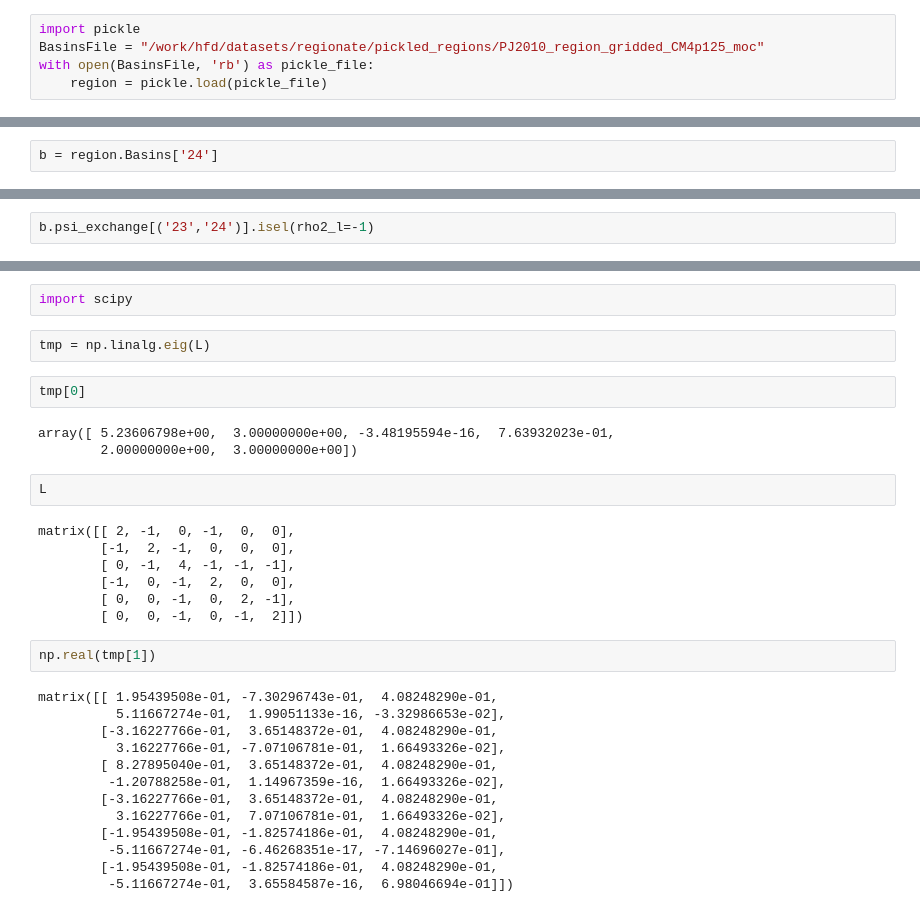
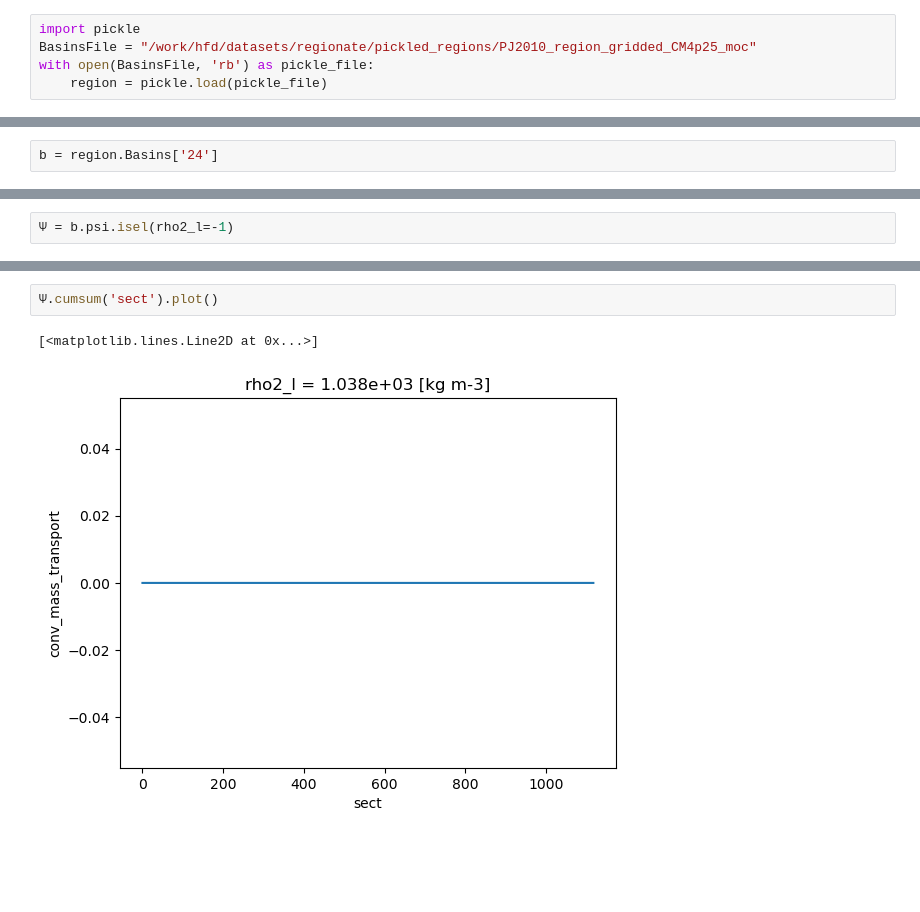
Before and after one commit to hdrake/regionate, a Jupyter notebook: examples/2_conveyorbelt_plots.ipynb, the cells around one changed output, grey strips where cells are left out. Cells and saved outputs as stored; diff of their text form; blank space fills up the shorter version.

```diff
--- a/examples/2_conveyorbelt_plots.ipynb
+++ b/examples/2_conveyorbelt_plots.ipynb
@@ -15,7 +15,7 @@ import pyhodge as ph
 import xplocean as xpl
 # %%
 import pickle
-BasinsFile = "/work/hfd/datasets/regionate/pickled_regions/PJ2010_region_gridded_CM4p125_moc"
+BasinsFile = "/work/hfd/datasets/regionate/pickled_regions/PJ2010_region_gridded_CM4p25_moc"
 with open(BasinsFile, 'rb') as pickle_file:
     region = pickle.load(pickle_file)
 # %%
@@ -463,2 +174,2 @@ b = region.Basins['24']
 # %%
-b.psi_exchange[('23','24')].isel(rho2_l=-1)
+Ψ = b.psi.isel(rho2_l=-1)
@@ -554,33 +176,5 @@ matrix([[ 2, -1,  0, -1,  0,  0,  0],
-# %%
-import scipy
-# %%
-tmp = np.linalg.eig(L)
-# %%
-tmp[0]
-# %% [output]
-array([ 5.23606798e+00,  3.00000000e+00, -3.48195594e-16,  7.63932023e-01,
-        2.00000000e+00,  3.00000000e+00])
-# %%
-L
-# %% [output]
-matrix([[ 2, -1,  0, -1,  0,  0],
-        [-1,  2, -1,  0,  0,  0],
-        [ 0, -1,  4, -1, -1, -1],
-        [-1,  0, -1,  2,  0,  0],
-        [ 0,  0, -1,  0,  2, -1],
-        [ 0,  0, -1,  0, -1,  2]])
-# %%
-np.real(tmp[1])
-# %% [output]
-matrix([[ 1.95439508e-01, -7.30296743e-01,  4.08248290e-01,
-          5.11667274e-01,  1.99051133e-16, -3.32986653e-02],
-        [-3.16227766e-01,  3.65148372e-01,  4.08248290e-01,
-          3.16227766e-01, -7.07106781e-01,  1.66493326e-02],
-        [ 8.27895040e-01,  3.65148372e-01,  4.08248290e-01,
-         -1.20788258e-01,  1.14967359e-16,  1.66493326e-02],
-        [-3.16227766e-01,  3.65148372e-01,  4.08248290e-01,
-          3.16227766e-01,  7.07106781e-01,  1.66493326e-02],
-        [-1.95439508e-01, -1.82574186e-01,  4.08248290e-01,
-         -5.11667274e-01, -6.46268351e-17, -7.14696027e-01],
-        [-1.95439508e-01, -1.82574186e-01,  4.08248290e-01,
-         -5.11667274e-01,  3.65584587e-16,  6.98046694e-01]])
+# %%
+Ψ.cumsum('sect').plot()
+# %% [output]
+[<matplotlib.lines.Line2D at 0x...>]
+[figure, added]
```
Also changed, not shown: parts of 51 cells of this notebook, 4 other files.
